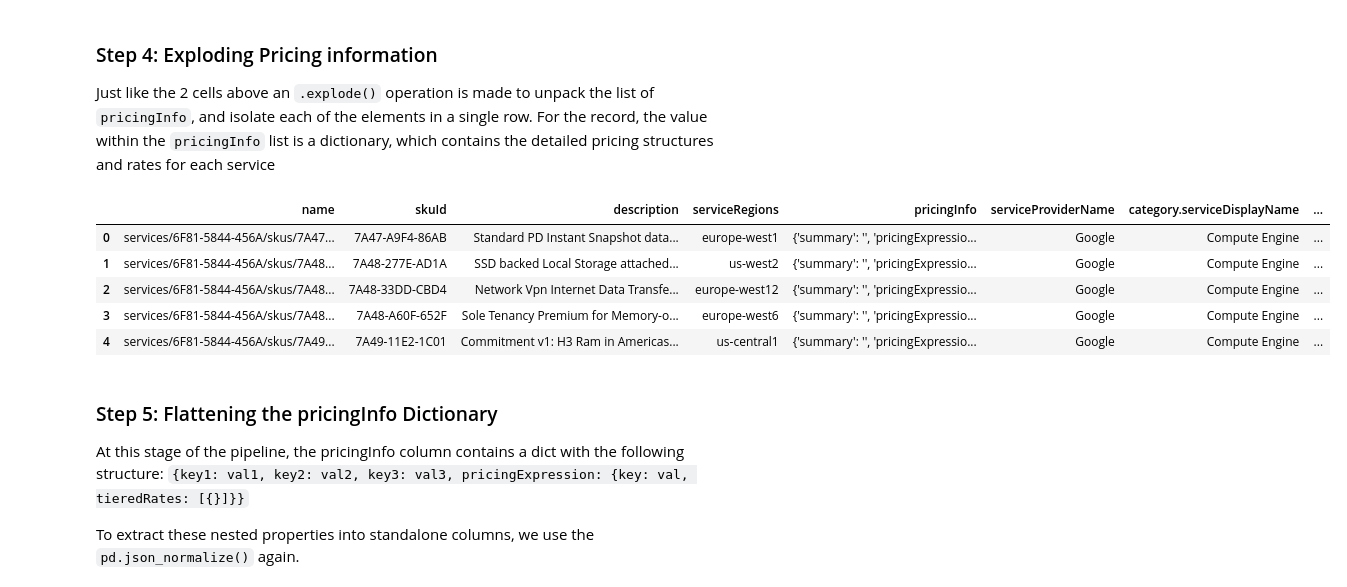
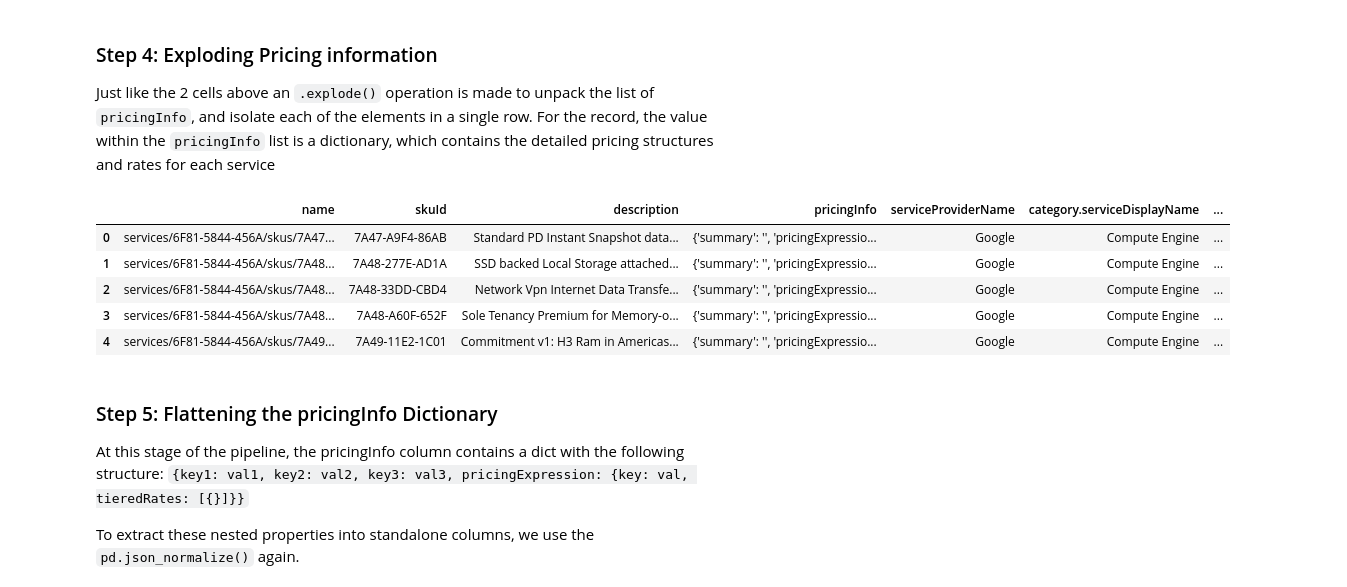
Before and after one commit to PanosVaritis/Pricing-ops-api, a Jupyter notebook: notebooks/google_eda.ipynb, the cells around one changed output. Cells and saved outputs as stored; diff of their text form; code cells hidden in the pictures.

```diff
--- a/notebooks/google_eda.ipynb
+++ b/notebooks/google_eda.ipynb
@@ -84,7 +84,7 @@ By exploding this list, each region occupies its own row. This means that for se
 df_flat[['skuId','geoTaxonomy.type', 'geoTaxonomy.regions']].head()
 
 #We apply the explode in the geoTaxonomy.regions column and store the res in a new dataframe
-df_flat2 = df_flat.explode('geoTaxonomy.regions')
+df_flat2 = df_flat.explode('geoTaxonomy.regions').reset_index(drop=True)
 
 #The result will be: geoTaxonomy wont be a list anymore, and all the list elements will be in a single line
 # df_flat2[['skuId','geoTaxonomy.type', 'geoTaxonomy.regions']].head()
@@ -103,10 +101,7 @@ Just like with the geotaxonomy regions, this operation unpacks the nested list o
 # %%
-#We apply the same proccedure as the cell above. This time we open the list serviceRegions
-df_flat2[['skuId', 'serviceRegions']].head()
+df_flat3 = df_flat2
 
-df_flat3 = df_flat2.explode('serviceRegions')
-
-df_flat3[['skuId', 'serviceRegions', 'geoTaxonomy.regions']].head()
-
+if 'serviceRegions' in df_flat3.columns:
+    df_flat3.drop(columns=['serviceRegions'], inplace=True)
 df_flat3.head()
 # %% [output]
@@ -123,18 +118,18 @@ Just like the 2 cells above an `.explode()` operation is made to unpack the list
 # %%
 #The only column not fully opened yet is the pricingInfo: structure -> [{key1:val1, key2:val2, key3:val3, key4 : {key:val, key:[{}]}}]
 df_flat3[['skuId', 'pricingInfo']].head()
 
 #This first explode removes the list: we have now -> {key1:val1, key2:val2, key3:val3, key4 : {key:val, key:[{}]}}
-df_flat4 = df_flat3.explode('pricingInfo')
+df_flat4 = df_flat3.explode('pricingInfo').reset_index(drop=True)
 df_flat4[['skuId', 'pricingInfo']].head()
 df_flat4.head()
 # %% [output]
-|  | name | skuId | description | serviceRegions | pricingInfo | serviceProviderName | category.serviceDisplayName | ... |
-| 0 | services/6F81-5844-456A/skus/7A47... | 7A47-A9F4-86AB | Standard PD Instant Snapshot data... | europe-west1 | {'summary': '', 'pricingExpressio... | Google | Compute Engine | ... |
-| 1 | services/6F81-5844-456A/skus/7A48... | 7A48-277E-AD1A | SSD backed Local Storage attached... | us-west2 | {'summary': '', 'pricingExpressio... | Google | Compute Engine | ... |
-| 2 | services/6F81-5844-456A/skus/7A48... | 7A48-33DD-CBD4 | Network Vpn Internet Data Transfe... | europe-west12 | {'summary': '', 'pricingExpressio... | Google | Compute Engine | ... |
-| 3 | services/6F81-5844-456A/skus/7A48... | 7A48-A60F-652F | Sole Tenancy Premium for Memory-o... | europe-west6 | {'summary': '', 'pricingExpressio... | Google | Compute Engine | ... |
-| 4 | services/6F81-5844-456A/skus/7A49... | 7A49-11E2-1C01 | Commitment v1: H3 Ram in Americas... | us-central1 | {'summary': '', 'pricingExpressio... | Google | Compute Engine | ... |
+|  | name | skuId | description | pricingInfo | serviceProviderName | category.serviceDisplayName | ... |
+| 0 | services/6F81-5844-456A/skus/7A47... | 7A47-A9F4-86AB | Standard PD Instant Snapshot data... | {'summary': '', 'pricingExpressio... | Google | Compute Engine | ... |
+| 1 | services/6F81-5844-456A/skus/7A48... | 7A48-277E-AD1A | SSD backed Local Storage attached... | {'summary': '', 'pricingExpressio... | Google | Compute Engine | ... |
+| 2 | services/6F81-5844-456A/skus/7A48... | 7A48-33DD-CBD4 | Network Vpn Internet Data Transfe... | {'summary': '', 'pricingExpressio... | Google | Compute Engine | ... |
+| 3 | services/6F81-5844-456A/skus/7A48... | 7A48-A60F-652F | Sole Tenancy Premium for Memory-o... | {'summary': '', 'pricingExpressio... | Google | Compute Engine | ... |
+| 4 | services/6F81-5844-456A/skus/7A49... | 7A49-11E2-1C01 | Commitment v1: H3 Ram in Americas... | {'summary': '', 'pricingExpressio... | Google | Compute Engine | ... |
 # %% [markdown]
 ### Step 5: Flattening the pricingInfo Dictionary
 
```
Also changed, not shown: parts of 18 cells of this notebook, 1 other file.
